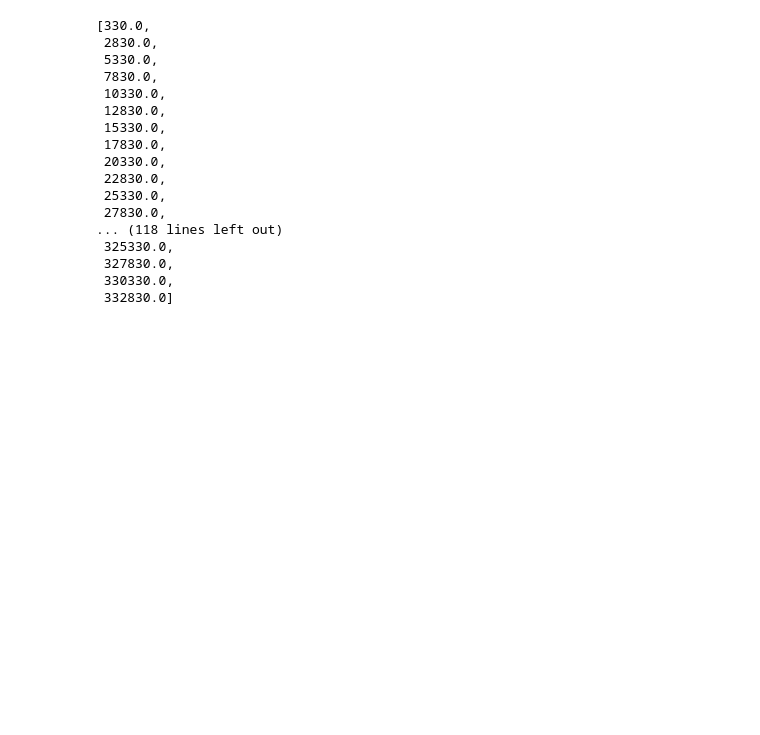
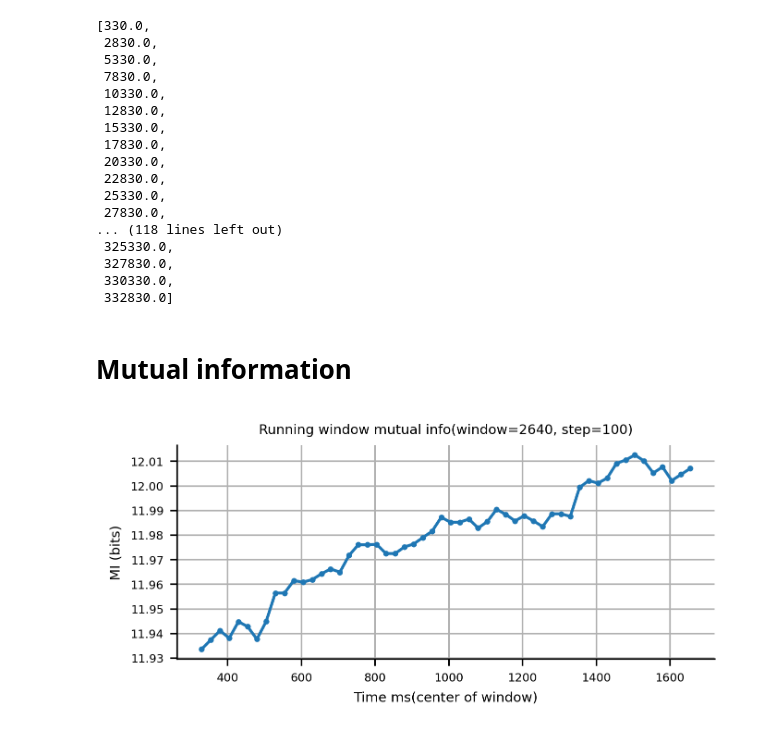
Before and after one commit to mjadiaz/rnjax, a Jupyter notebook: notebooks/metrics_csv_analysis_spikes.ipynb, the cells around one changed output. Drawn from its saved outputs; the diff is of its cells as text; code cells hidden in the pictures; blank space fills up the shorter version.

```diff
--- a/notebooks/metrics_csv_analysis_spikes.ipynb
+++ b/notebooks/metrics_csv_analysis_spikes.ipynb
@@ -411,3 +395,46 @@ real_times
  327830.0,
  330330.0,
  332830.0]
+# %% [markdown]
+# Mutual information
+# %%
+from tqdm import tqdm
+
+window_size = test_fraction
+step_size = 100
+
+mutual_info = []
+times = []
+
+im_args = {"approach": "miller_madow", "base": 2}
+
+
+A = S_hist
+batch = 0
+# Determine time axis from number of timesteps
+T_total = 2000
+T = A.shape[0]
+dt = T_total / T
+real_time_axis = np.arange(T) * dt
+# last fraction of A
+window_A= A[-window_size:]
+B = step_data['arrays']['pruned_S_hist_batch'][batch]
+
+for start in tqdm(range(0, B.shape[0] - window_size + 1, step_size)):
+    window_B = B[start:start+window_size]
+    MI = im.mutual_information(window_A, window_B, **im_args)
+    #H = im.entropy(window, **im_args)
+    mutual_info.append(MI)
+    center_idx = start + window_size // 2
+    times.append(real_time_axis[center_idx])
+
+# Plot
+plt.figure(figsize=(5,2))
+plt.plot(times, mutual_info, marker='o', markersize=2)
+plt.xlabel("Time ms(center of window)")
+plt.ylabel("MI (bits)")
+plt.title(f"Running window mutual info(window={window_size}, step={step_size})")
+plt.grid(True)
+plt.show()
+# %% [output]
+[figure, added]
```
Also changed, not shown: parts of 6 cells of this notebook, 1 other file.
